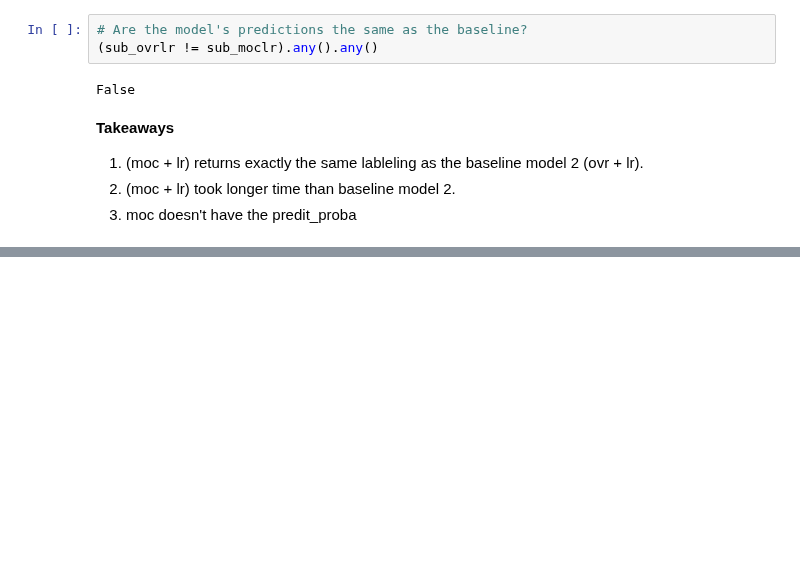
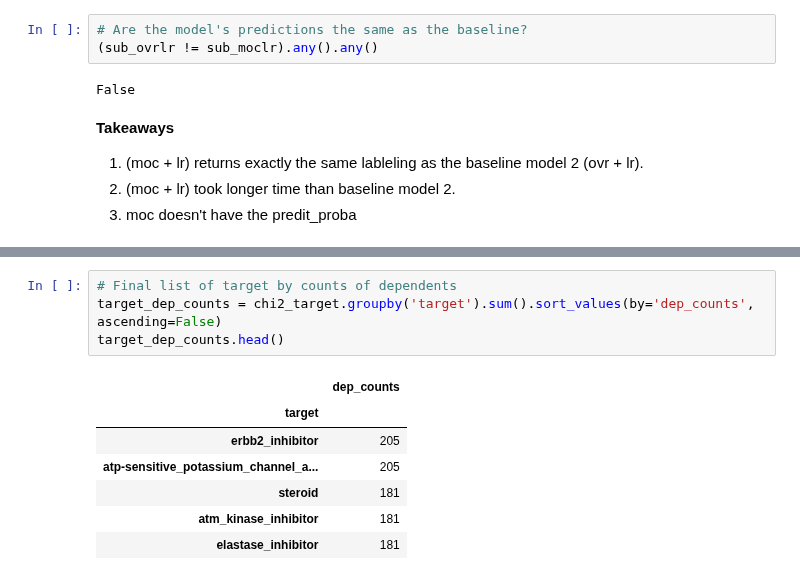
Before and after one commit to Yongliang-Shi/Mechanism-of-Action-Prediction, a Jupyter notebook: model_moa.ipynb, the cells around one changed output, grey strips where cells are left out. Cells and saved outputs as stored; diff of their text form; blank space fills up the shorter version.

```diff
--- a/model_moa.ipynb
+++ b/model_moa.ipynb
@@ -467,0 +548,12 @@ False
+# %%
+# Final list of target by counts of dependents
+target_dep_counts = chi2_target.groupby('target').sum().sort_values(by='dep_counts', ascending=False)
+target_dep_counts.head()
+# %% [output]
+|  | dep_counts |
+| target |  |
+| erbb2_inhibitor | 205 |
+| atp-sensitive_potassium_channel_a... | 205 |
+| steroid | 181 |
+| atm_kinase_inhibitor | 181 |
+| elastase_inhibitor | 181 |
```
Also changed, not shown: parts of 19 cells of this notebook.
